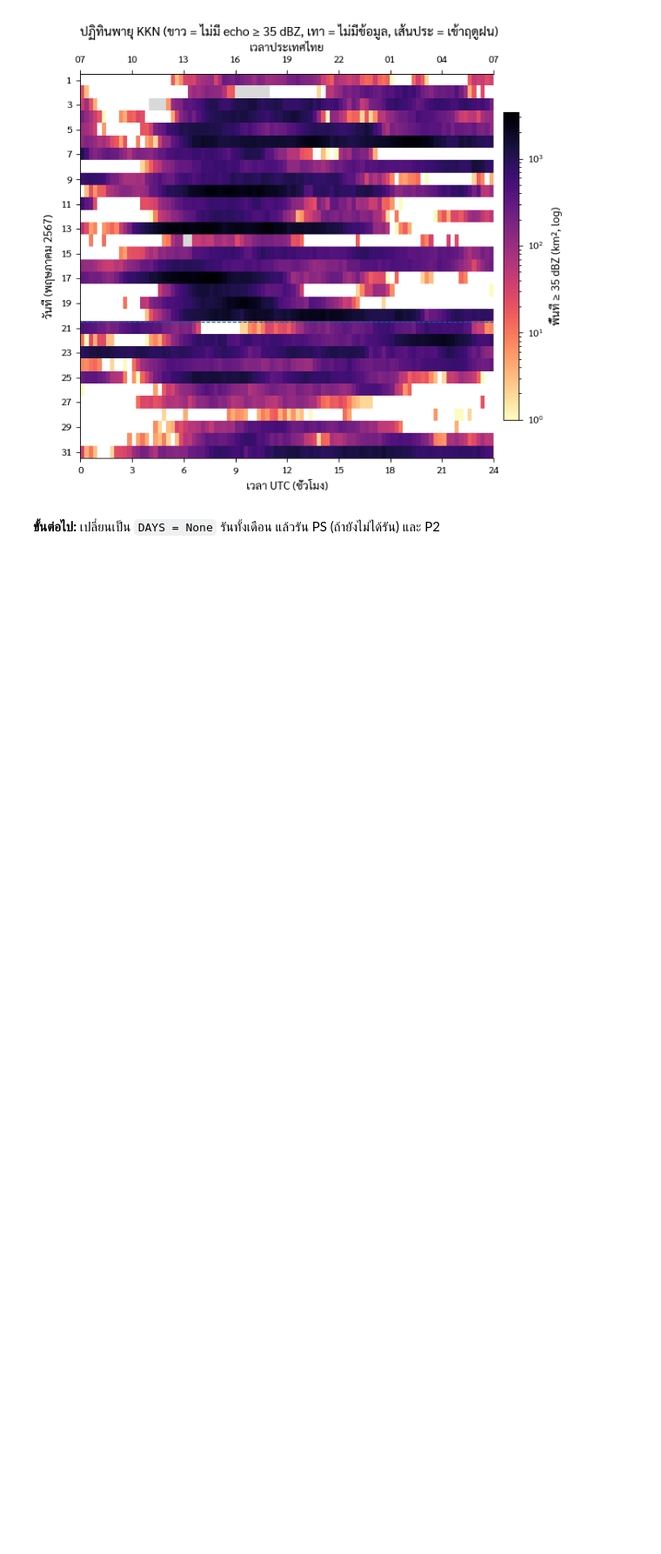
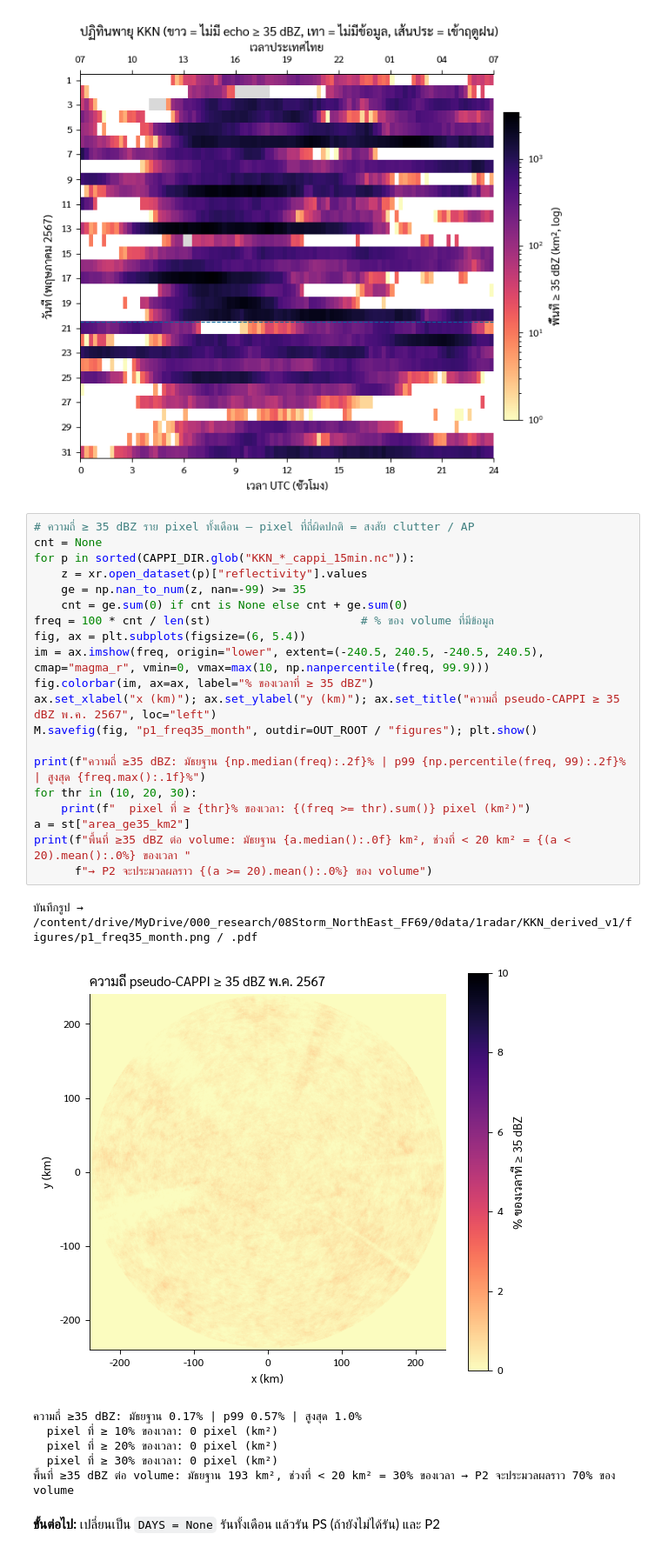
Before and after one commit to nattaponm/Teach_stormTracks_KKN_May2024_HID_doppler, a Jupyter notebook: prep/P1_cappi_all_days.ipynb, the cells around one changed output. Shown at 87% size. Cells and saved outputs as stored; diff of their text form; blank space fills up the shorter version.

```diff
--- a/prep/P1_cappi_all_days.ipynb
+++ b/prep/P1_cappi_all_days.ipynb
@@ -179,5 +179,33 @@ plt.show()
 # %% [output]
 บันทึกรูป → /content/drive/MyDrive/000_research/08Storm_NorthEast_FF69/0data/1radar/KKN_derived_v1/figures/p1_storm_calendar.png / .pdf
 [figure]
+# %%
+# ความถี่ ≥ 35 dBZ ราย pixel ทั้งเดือน — pixel ที่ถี่ผิดปกติ = สงสัย clutter / AP
+cnt = None
+for p in sorted(CAPPI_DIR.glob("KKN_*_cappi_15min.nc")):
+    z = xr.open_dataset(p)["reflectivity"].values
+    ge = np.nan_to_num(z, nan=-99) >= 35
+    cnt = ge.sum(0) if cnt is None else cnt + ge.sum(0)
+freq = 100 * cnt / len(st)                      # % ของ volume ที่มีข้อมูล
+fig, ax = plt.subplots(figsize=(6, 5.4))
+im = ax.imshow(freq, origin="lower", extent=(-240.5, 240.5, -240.5, 240.5), cmap="magma_r", vmin=0, vmax=max(10, np.nanpercentile(freq, 99.9)))
+fig.colorbar(im, ax=ax, label="% ของเวลาที่ ≥ 35 dBZ")
+ax.set_xlabel("x (km)"); ax.set_ylabel("y (km)"); ax.set_title("ความถี่ pseudo-CAPPI ≥ 35 dBZ พ.ค. 2567", loc="left")
+M.savefig(fig, "p1_freq35_month", outdir=OUT_ROOT / "figures"); plt.show()
+
+print(f"ความถี่ ≥35 dBZ: มัธยฐาน {np.median(freq):.2f}% | p99 {np.percentile(freq, 99):.2f}% | สูงสุด {freq.max():.1f}%")
+for thr in (10, 20, 30):
+    print(f"  pixel ที่ ≥ {thr}% ของเวลา: {(freq >= thr).sum()} pixel (km²)")
+a = st["area_ge35_km2"]
+print(f"พื้นที่ ≥35 dBZ ต่อ volume: มัธยฐาน {a.median():.0f} km², ช่วงที่ < 20 km² = {(a < 20).mean():.0%} ของเวลา "
+      f"→ P2 จะประมวลผลราว {(a >= 20).mean():.0%} ของ volume")
+# %% [output]
+บันทึกรูป → /content/drive/MyDrive/000_research/08Storm_NorthEast_FF69/0data/1radar/KKN_derived_v1/figures/p1_freq35_month.png / .pdf
+[figure, added]
+ความถี่ ≥35 dBZ: มัธยฐาน 0.17% | p99 0.57% | สูงสุด 1.0%
+  pixel ที่ ≥ 10% ของเวลา: 0 pixel (km²)
+  pixel ที่ ≥ 20% ของเวลา: 0 pixel (km²)
+  pixel ที่ ≥ 30% ของเวลา: 0 pixel (km²)
+พื้นที่ ≥35 dBZ ต่อ volume: มัธยฐาน 193 km², ช่วงที่ < 20 km² = 30% ของเวลา → P2 จะประมวลผลราว 70% ของ volume
 # %% [markdown]
 **ขั้นต่อไป:** เปลี่ยนเป็น `DAYS = None` รันทั้งเดือน แล้วรัน PS (ถ้ายังไม่ได้รัน) และ P2
```
